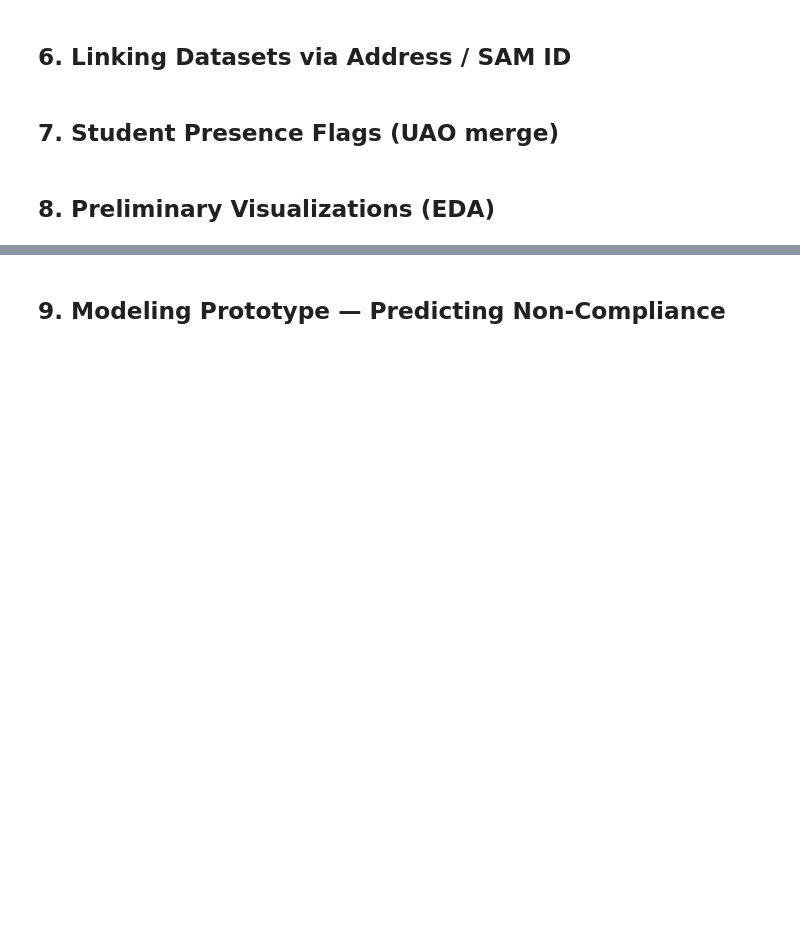
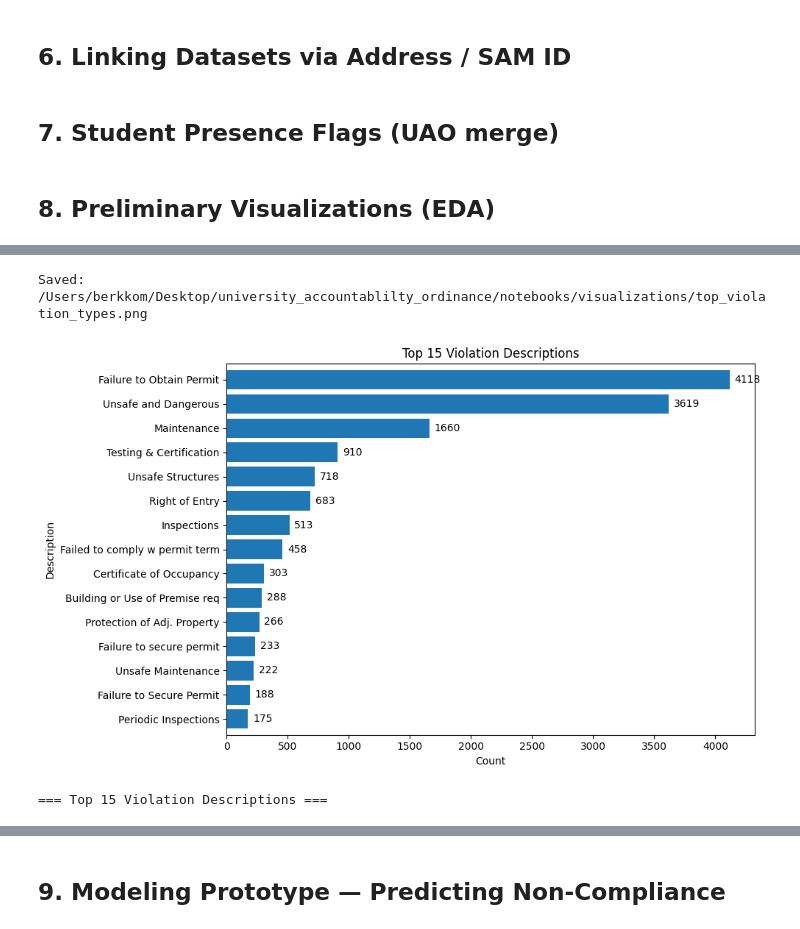
Before and after one commit to Berkkom/university_accountablilty_ordinance, a Jupyter notebook: notebooks/UAO_midterm.ipynb, the cells around one changed output, grey strips where cells are left out. Saved outputs shown, nothing was run; the diff lists cells and outputs as text; code cells hidden in the pictures; blank space fills up the shorter version.

```diff
--- a/notebooks/UAO_midterm.ipynb
+++ b/notebooks/UAO_midterm.ipynb
@@ -396,24 +474,46 @@ else:
 # %%
+if not df_viol_c.empty and 'description' in df_viol_c.columns:
+    # Table (top 15)
+    top_desc = (
+        df_viol_c['description']
+        .fillna('')
+        .str.strip()
+        .replace('', np.nan)
+        .dropna()
+        .value_counts()
+        .head(15)
+    )
 
-# 8.2 Top violation types among student-linked properties
-if not df_viol_tagged.empty:
-    # Guess a violation description column; update as needed
-    viol_col = 'viol_desc' if 'viol_desc' in df_viol_tagged.columns else None
-    if viol_col:
-        top = (
-            df_viol_tagged[df_viol_tagged.get('is_student_address', False) == True]
-            .groupby(viol_col)
-            .size()
-            .sort_values(ascending=False)
-            .head(15)
-        )
-        ax = top.plot(kind='bar', figsize=(9,5))
-        ax.set_title('Top Violation Types (Student-Linked)')
-        ax.set_xlabel('Violation'); ax.set_ylabel('Count')
-        plt.xticks(rotation=45, ha='right')
-        plt.tight_layout()
-        plt.show()
-    else:
-        print('Skip 8.2: violation description column not found.')
+    # Plot
+    plt.figure(figsize=(10, 6))
+    ax = top_desc.sort_values(ascending=True).plot(
+        kind='barh', width=0.8
+    )
+    ax.set_title('Top 15 Violation Descriptions')
+    ax.set_xlabel('Count')
+    ax.set_ylabel('Description')
+
+    # On-bar labels (counts)
+    for p in ax.patches:
+        w = int(p.get_width())
+        ax.text(p.get_x() + p.get_width() + max(top_desc.max()*0.01, 1),
+                p.get_y() + p.get_height()/2,
+                f'{w}', va='center')
+
+    plt.tight_layout()
+
+    # SAVE BEFORE SHOW
+    save_current_fig("top_violation_types.png")
+    plt.show()
+
+    # Display table and save CSV
+    print("=== Top 15 Violation Descriptions ===")
+    display(top_desc.to_frame(name="Count"))
+    (VIZ_DIR / "top_tables").mkdir(parents=True, exist_ok=True)
+    top_desc.to_csv(VIZ_DIR / "top_violation_descriptions.csv")
 else:
-    print('Skip 8.2: df_viol_tagged empty.')
+    print("Skip 8.2: df_viol_c empty or 'description' missing.")
+# %% [output]
+Saved: /Users/berkkom/Desktop/university_accountablilty_ordinance/notebooks/visualizations/top_violation_types.png
+[figure, added]
+=== Top 15 Violation Descriptions ===
```
Also changed, not shown: parts of 14 cells of this notebook.
